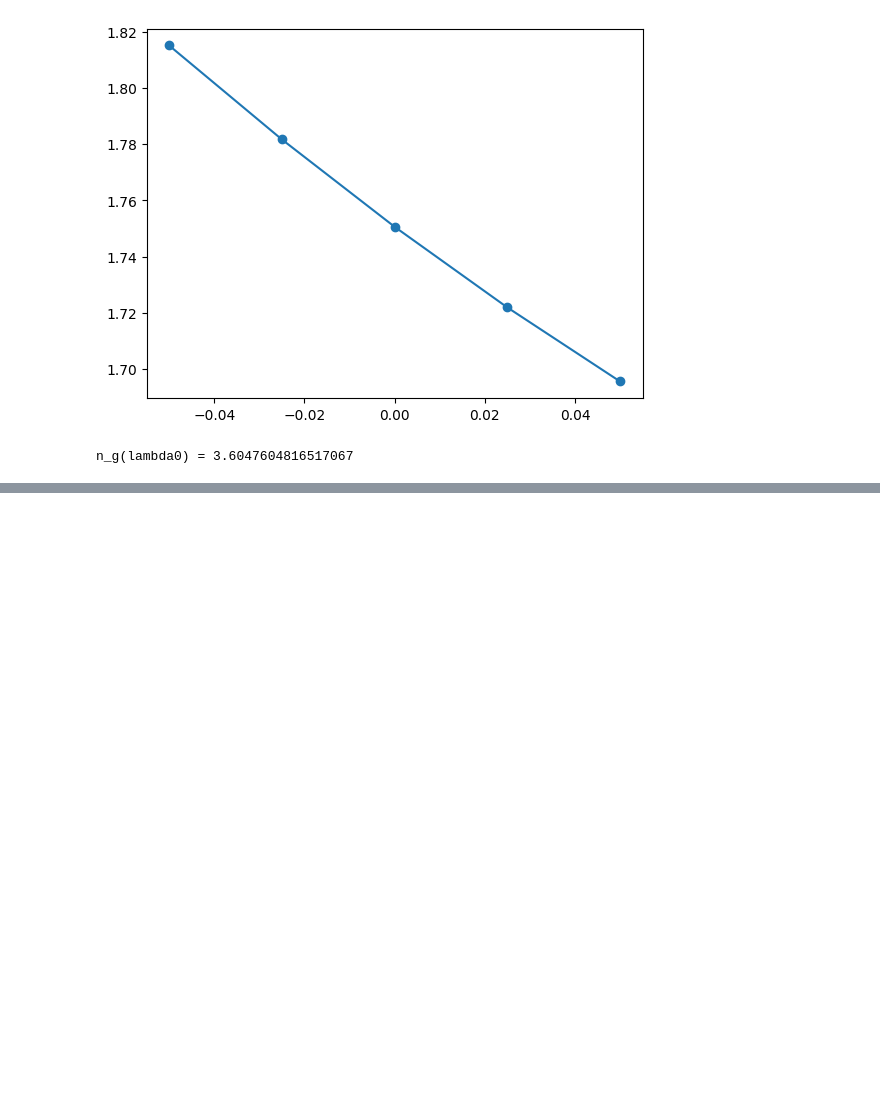
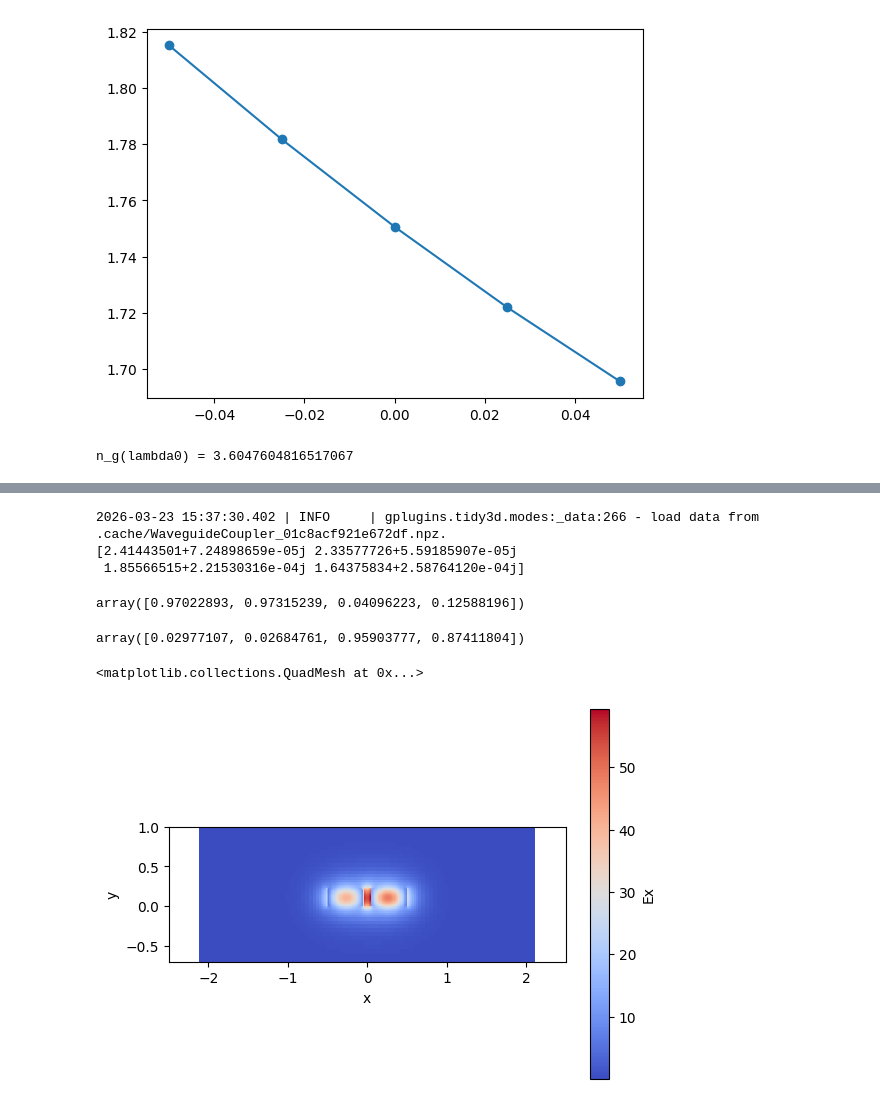
Before and after one commit to RobertoFernandezSevilla/pic-upv-lab5-finalproject, a Jupyter notebook: finalproject.ipynb, the cells around one changed output, grey strips where cells are left out. Cells and saved outputs as stored; diff of their text form; code cells hidden in the pictures; blank space fills up the shorter version.

```diff
--- a/finalproject.ipynb
+++ b/finalproject.ipynb
@@ -513,0 +555,26 @@ n_g(lambda0) = 3.6047604816517067
+# %%
+dcoupler_neff = dcoupler_cs.n_eff
+print(dcoupler_neff)
+# %% [output]
+2026-03-23 15:37:30.402 | INFO     | gplugins.tidy3d.modes:_data:266 - load data from .cache/WaveguideCoupler_01c8acf921e672df.npz.
+[2.41443501+7.24898659e-05j 2.33577726+5.59185907e-05j
+ 1.85566515+2.21530316e-04j 1.64375834+2.58764120e-04j]
+# %%
+dcoupler_cs.fraction_te
+# %% [output]
+array([0.97022893, 0.97315239, 0.04096223, 0.12588196])
+# %%
+dcoupler_cs.fraction_tm
+# %% [output]
+array([0.02977107, 0.02684761, 0.95903777, 0.87411804])
+# %%
+dcoupler_cs.plot_field(mode_index=0 , # Mode to be plotted
+                          field_name='Ex', # Field to be plotted
+                          value='real', # Real - abs - imag
+                          cmap='coolwarm', # Suggestions: Change the plot color
+                          xlim=(-2.5, 2.5), # Set the x and y limits
+                          ylim=(-0.7, 1)
+)
+# %% [output]
+<matplotlib.collections.QuadMesh at 0x...>
+[figure, added]
```
Also changed, not shown: parts of 21 cells of this notebook, 12 other files.
